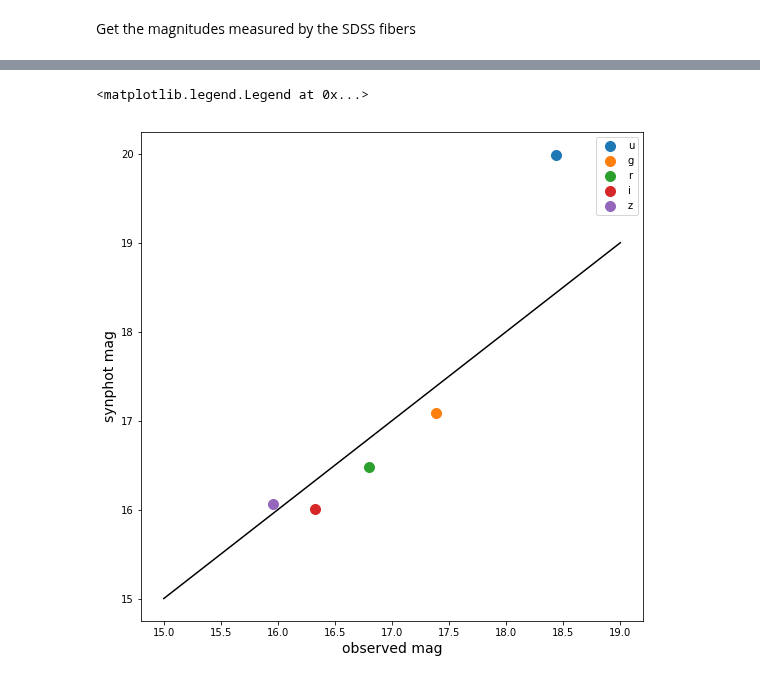
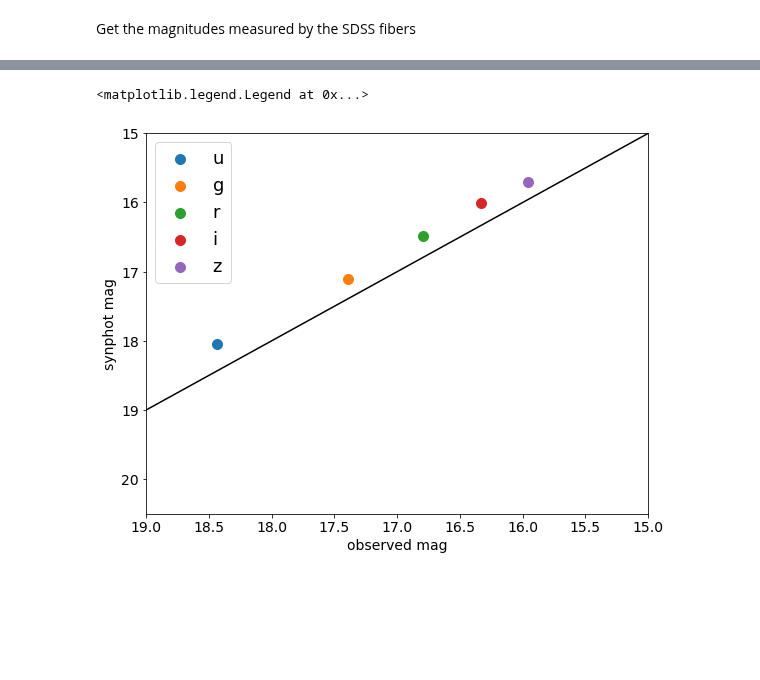
Before and after one commit to tcjansen/GSoC, a Jupyter notebook: empirical_photometry.ipynb, the cells around one changed output, grey strips where cells are left out. Drawn from its saved outputs; the diff is of its cells as text; code cells hidden in the pictures; blank space fills up the shorter version.

Commit message:
Removed atmosphere model (derp)

```diff
--- a/empirical_photometry.ipynb
+++ b/empirical_photometry.ipynb
@@ -96,13 +112,2 @@ atmosphere.plot()
 # %% [markdown]
 Once we have all of the effects on the source spectrum set, we can combine them together by simply multiplying the SpectralElement objects:
-# %%
-plt.figure()
-
-bp_atmos_qe = {} # setting up a dictionary for the different SDSS bands
-for band in sdss_bands:
-    bp_atmos_qe[band] = bandpasses[band] * atmosphere
-
-    waves = bp_atmos_qe[band].waveset
-    plt.plot(waves, bp_atmos_qe[band](waves), label=band)
-
-plt.legend()
@@ -116,7 +118,7 @@ from synphot.observation import Observation
 
 mags = {}
 for band in sdss_bands:
-    observation = Observation(spectrum, bp_atmos_qe[band], force='taper')
+    observation = Observation(spectrum, bandpasses[band], force='extrap')
     mags[band] = observation.effstim('ABmag').value
 
 # SDSS mags aren't exactly equal to AB mags. Apply corrections
@@ -148,20 +150,24 @@ Table length=1
 | bytes5 | int64 | float64 | float64 | float64 | float64 | float64 | int64 | bytes6 |
 | obj_0 | 1237662301903192106 | 18.43611 | 17.3877 | 16.79793 | 16.32855 | 15.95897 | 1237662301903192106 | GALAXY |
 # %%
-fig = plt.figure(figsize=(9, 9))
+plt.rcParams.update({'font.size': 14})
+fig = plt.figure(figsize=(9, 7))
 
 for band in sdss_bands:
     plt.scatter(mag_table['fiberMag_' + band], mags[band],
                 s=100, label=band)
 
 # one-to-one line
 magrange = np.linspace(15, 19, 10)
 plt.plot(magrange, magrange, color='black')
 
 plt.ylabel('synphot mag', size='14')
 plt.xlabel('observed mag', size='14')
 
-plt.legend()
+plt.xlim(19, 15)
+plt.ylim(20.5, 15)
+
+plt.legend(prop={'size': 18})
 # %% [output]
 <matplotlib.legend.Legend at 0x...>
-[figure, old version]
+[figure, new version]
```
Also changed, not shown: parts of 16 cells of this notebook.
